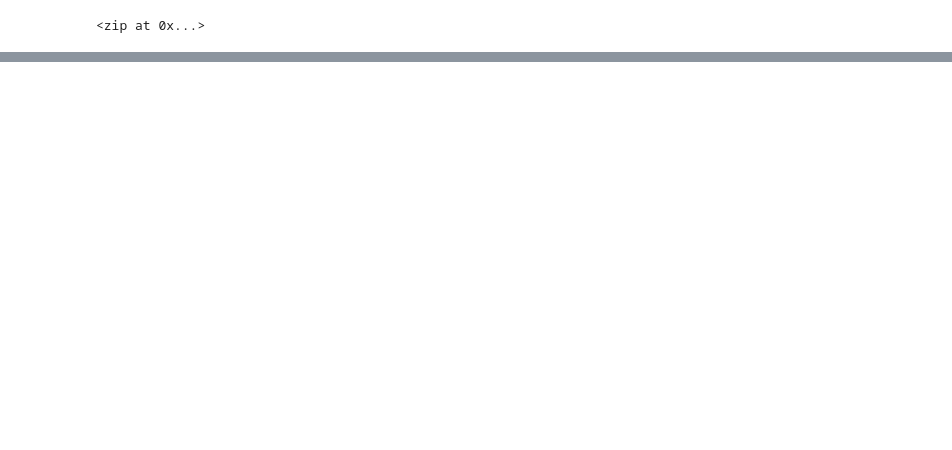
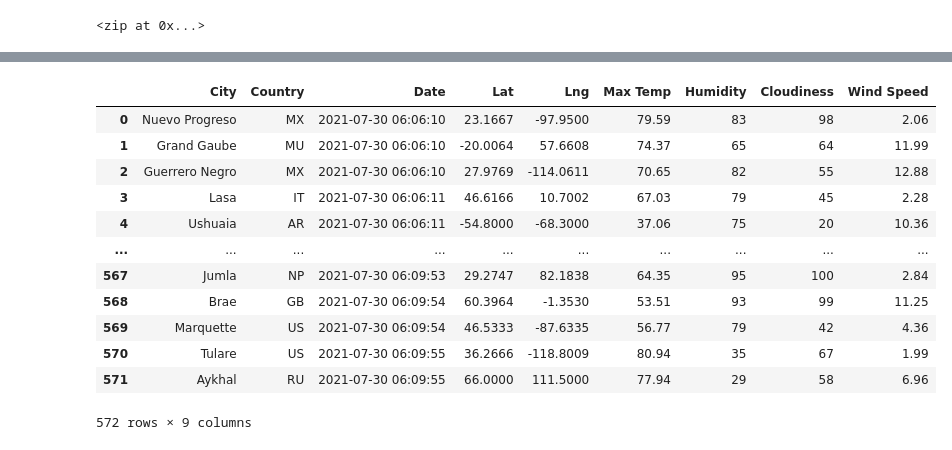
Before and after one commit to githubteodora/World_Weather_Analysis, a Jupyter notebook: WeatherPy.ipynb, the cells around one changed output, grey strips where cells are left out. Saved outputs shown, nothing was run; the diff lists cells and outputs as text; code cells hidden in the pictures; blank space fills up the shorter version.

```diff
--- a/WeatherPy.ipynb
+++ b/WeatherPy.ipynb
@@ -4,3 +4,12 @@
 import pandas as pd
 import matplotlib.pyplot as plt
 import numpy as np
+
+# Import the requests library.
+import requests
+
+# Import the API key.
+from config import weather_api_key
+
+# Starting URL for Weather Map API Call.
+url = "http://api.openweathermap.org/data/2.5/weather?units=Imperial&APPID=" + weather_api_key
@@ -33,0 +46,11 @@ len(cities)
+# %%
+# Create an empty list to hold the weather data.
+city_data = []
+
+# Print the beginning of the logging.
+print("Beginning Data Retrieval     ")
+print("-----------------------------")
+
+# Create counters.
+record_count = 1
+set_count = 1
@@ -33,0 +142,4 @@ len(cities)
+# %%
+# Convert the array of dictionaries to a Pandas DataFrame.
+city_data_df = pd.DataFrame(city_data)
+city_data_df.head(10)
@@ -33,0 +158,18 @@ len(cities)
+# %%
+new_column_names = ["City", "Country", "Date", "Lat", "Lng", "Max Temp", "Humidity", "Cloudiness", "Wind Speed"]
+city_data_df = city_data_df[new_column_names]
+city_data_df
+# %% [output]
+|  | City | Country | Date | Lat | Lng | Max Temp | Humidity | Cloudiness | Wind Speed |
+| 0 | Nuevo Progreso | MX | 2021-07-30 06:06:10 | 23.1667 | -97.9500 | 79.59 | 83 | 98 | 2.06 |
+| 1 | Grand Gaube | MU | 2021-07-30 06:06:10 | -20.0064 | 57.6608 | 74.37 | 65 | 64 | 11.99 |
+| 2 | Guerrero Negro | MX | 2021-07-30 06:06:10 | 27.9769 | -114.0611 | 70.65 | 82 | 55 | 12.88 |
+| 3 | Lasa | IT | 2021-07-30 06:06:11 | 46.6166 | 10.7002 | 67.03 | 79 | 45 | 2.28 |
+| 4 | Ushuaia | AR | 2021-07-30 06:06:11 | -54.8000 | -68.3000 | 37.06 | 75 | 20 | 10.36 |
+| ... | ... | ... | ... | ... | ... | ... | ... | ... | ... |
+| 567 | Jumla | NP | 2021-07-30 06:09:53 | 29.2747 | 82.1838 | 64.35 | 95 | 100 | 2.84 |
+| 568 | Brae | GB | 2021-07-30 06:09:54 | 60.3964 | -1.3530 | 53.51 | 93 | 99 | 11.25 |
+| 569 | Marquette | US | 2021-07-30 06:09:54 | 46.5333 | -87.6335 | 56.77 | 79 | 42 | 4.36 |
+| 570 | Tulare | US | 2021-07-30 06:09:55 | 36.2666 | -118.8009 | 80.94 | 35 | 67 | 1.99 |
+| 571 | Aykhal | RU | 2021-07-30 06:09:55 | 66.0000 | 111.5000 | 77.94 | 29 | 58 | 6.96 |
+572 rows × 9 columns
```
Also changed, not shown: parts of 10 cells of this notebook, 1 other file.
